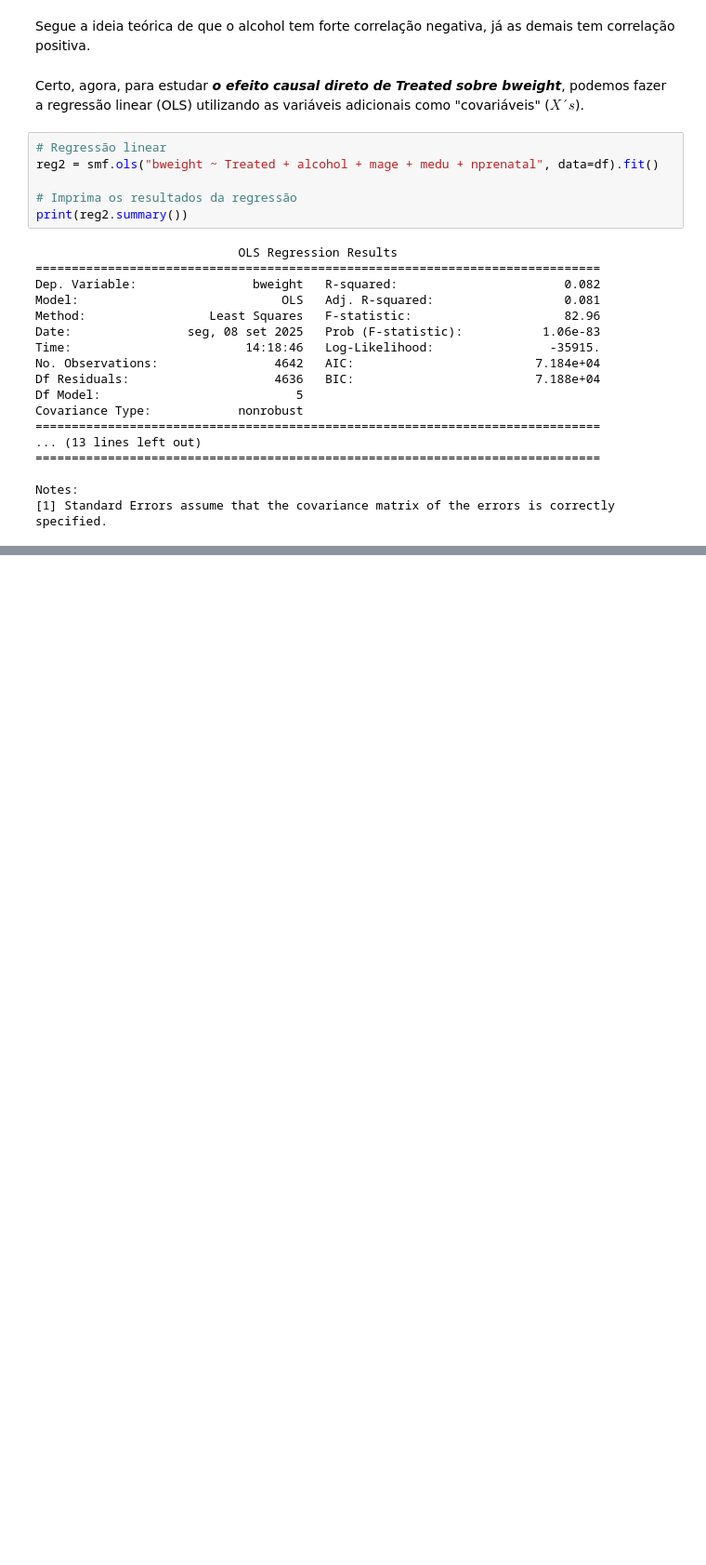
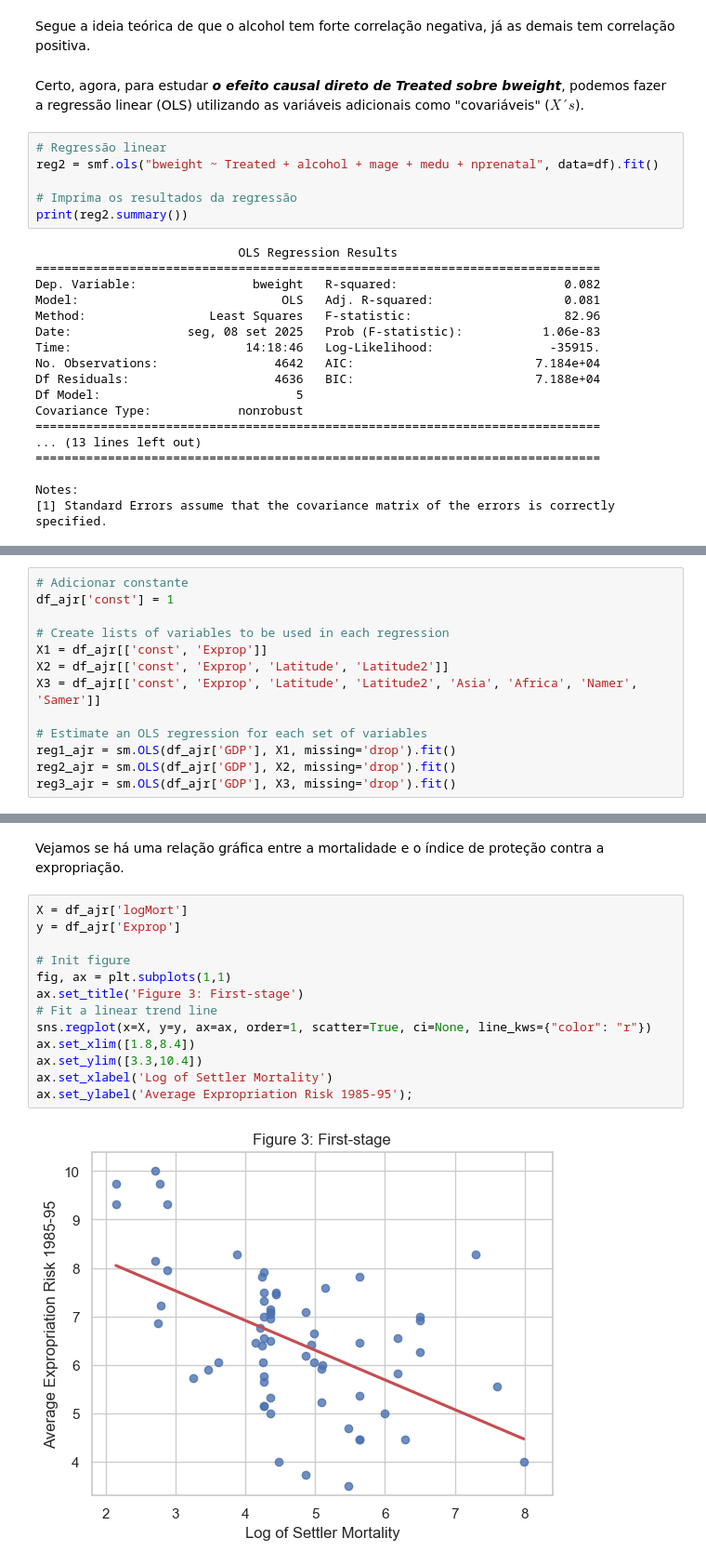
Before and after one commit to Daniel-Uhr/UFSC_2025, a Jupyter notebook: Seminario_2025_UFSC.ipynb, the cells around one changed output, grey strips where cells are left out. Shown at 93% size. Saved outputs shown, nothing was run; the diff lists cells and outputs as text; blank space fills up the shorter version.

```diff
--- a/Seminario_2025_UFSC.ipynb
+++ b/Seminario_2025_UFSC.ipynb
@@ -778,0 +951,13 @@ g
+# %%
+# Adicionar constante
+df_ajr['const'] = 1
+
+# Create lists of variables to be used in each regression
+X1 = df_ajr[['const', 'Exprop']]
+X2 = df_ajr[['const', 'Exprop', 'Latitude', 'Latitude2']]
+X3 = df_ajr[['const', 'Exprop', 'Latitude', 'Latitude2', 'Asia', 'Africa', 'Namer', 'Samer']]
+
+# Estimate an OLS regression for each set of variables
+reg1_ajr = sm.OLS(df_ajr['GDP'], X1, missing='drop').fit()
+reg2_ajr = sm.OLS(df_ajr['GDP'], X2, missing='drop').fit()
+reg3_ajr = sm.OLS(df_ajr['GDP'], X3, missing='drop').fit()
@@ -778,0 +1033,17 @@ g
+# %% [markdown]
+Vejamos se há uma relação gráfica entre a mortalidade e o índice de proteção contra a expropriação.
+# %%
+X = df_ajr['logMort']
+y = df_ajr['Exprop']
+
+# Init figure
+fig, ax = plt.subplots(1,1)
+ax.set_title('Figure 3: First-stage')
+# Fit a linear trend line
+sns.regplot(x=X, y=y, ax=ax, order=1, scatter=True, ci=None, line_kws={"color": "r"})
+ax.set_xlim([1.8,8.4])
+ax.set_ylim([3.3,10.4])
+ax.set_xlabel('Log of Settler Mortality')
+ax.set_ylabel('Average Expropriation Risk 1985-95');
+# %% [output]
+[figure, added]
```
Also changed, not shown: parts of 31 cells of this notebook.
